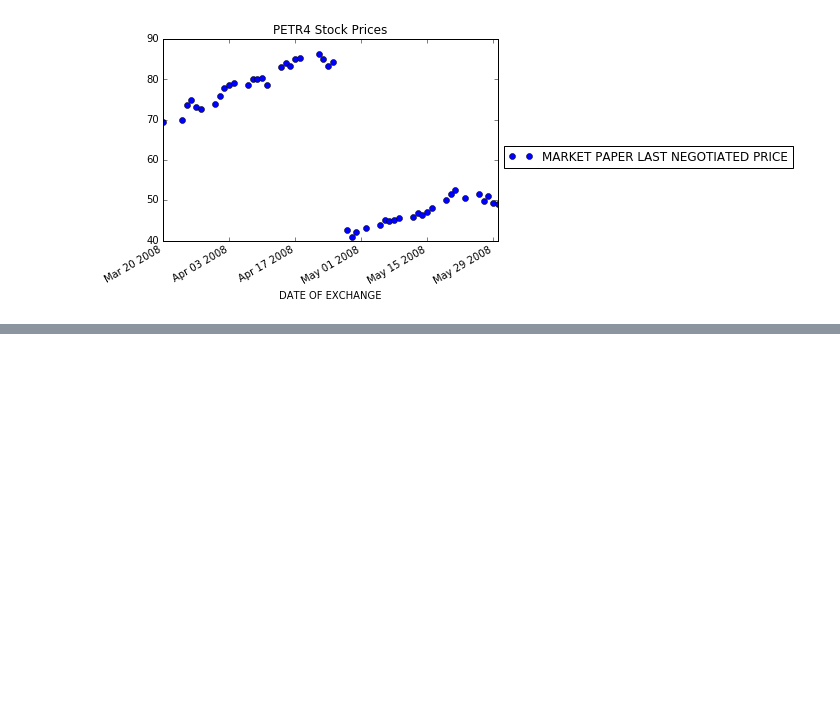
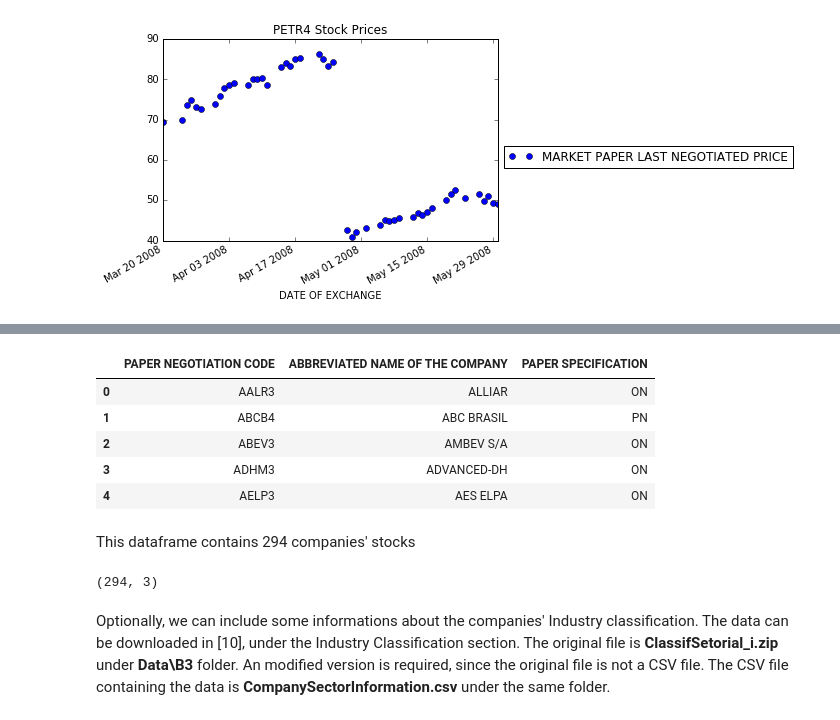
Before and after one commit to gabriel301/MLNanodregree, a Jupyter notebook: projects/capstone/CapstoneProject/Report/Capstone Report.ipynb, the cells around one changed output, grey strips where cells are left out. Saved outputs shown, nothing was run; the diff lists cells and outputs as text; code cells hidden in the pictures; blank space fills up the shorter version.

```diff
--- a/projects/capstone/CapstoneProject/Report/Capstone Report.ipynb
+++ b/projects/capstone/CapstoneProject/Report/Capstone Report.ipynb
@@ -262,0 +309,19 @@ dfPlot.plot(x='DATE OF EXCHANGE', y='MARKET PAPER LAST NEGOTIATED PRICE',
+# %%
+filename = '..\Data\Symbols\cotahist_d24112017_filtered_symbols.csv'
+dfSymbols = pd.read_csv(filename)
+dfSymbols.head()
+# %% [output]
+|  | PAPER NEGOTIATION CODE | ABBREVIATED NAME OF THE COMPANY | PAPER SPECIFICATION |
+| 0 | AALR3 | ALLIAR | ON |
+| 1 | ABCB4 | ABC BRASIL | PN |
+| 2 | ABEV3 | AMBEV S/A | ON |
+| 3 | ADHM3 | ADVANCED-DH | ON |
+| 4 | AELP3 | AES ELPA | ON |
+# %% [markdown]
+This dataframe contains 294 companies' stocks
+# %%
+dfSymbols.shape
+# %% [output]
+(294, 3)
+# %% [markdown]
+Optionally, we can include some informations about the companies' Industry classification. The data can be downloaded in [10], under the Industry Classification section. The original file is **ClassifSetorial_i.zip** under **Data\B3** folder. An modified version is required, since the original file is not a CSV file. The CSV file containing the data is **CompanySectorInformation.csv** under the same folder.
```
Also changed, not shown: parts of 19 cells of this notebook, 9 other files.
